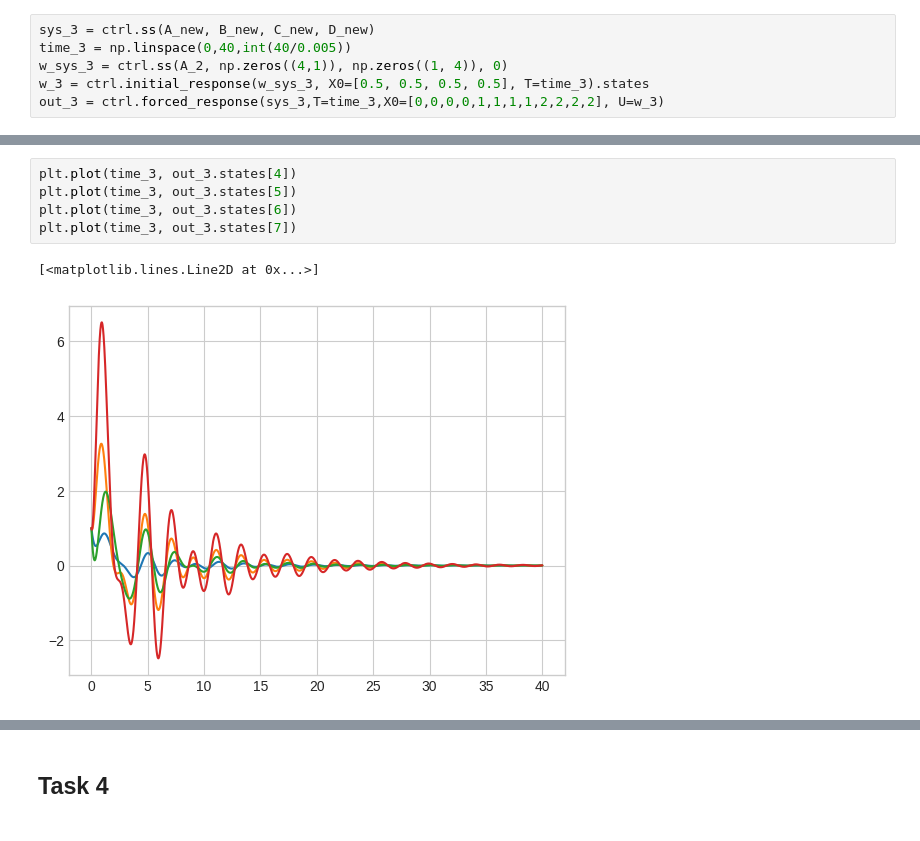
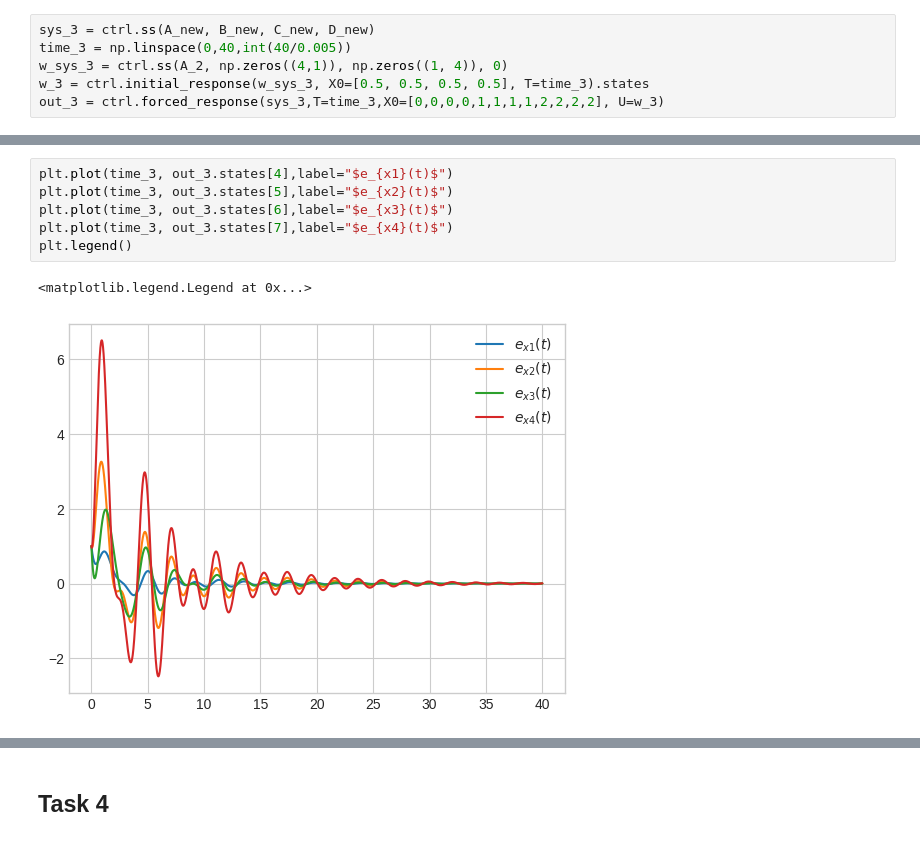
Before and after one commit to diuzhevVlad/control-theory-itmo-2023-2024, a Jupyter notebook: Lab12/Lab12.ipynb, the cells around one changed output, grey strips where cells are left out. Drawn from its saved outputs; the diff is of its cells as text.

```diff
--- a/Lab12/Lab12.ipynb
+++ b/Lab12/Lab12.ipynb
@@ -333,9 +370,10 @@ plt.plot(time_3, w_3[0] + 2*w_3[1])
 # %%
-plt.plot(time_3, out_3.states[4])
-plt.plot(time_3, out_3.states[5])
-plt.plot(time_3, out_3.states[6])
-plt.plot(time_3, out_3.states[7])
+plt.plot(time_3, out_3.states[4],label="$e_{x1}(t)$")
+plt.plot(time_3, out_3.states[5],label="$e_{x2}(t)$")
+plt.plot(time_3, out_3.states[6],label="$e_{x3}(t)$")
+plt.plot(time_3, out_3.states[7],label="$e_{x4}(t)$")
+plt.legend()
 # %% [output]
-[<matplotlib.lines.Line2D at 0x...>]
+<matplotlib.legend.Legend at 0x...>
-[figure, old version]
+[figure, new version]
 # %%
```
Also changed, not shown: parts of 21 cells of this notebook.
